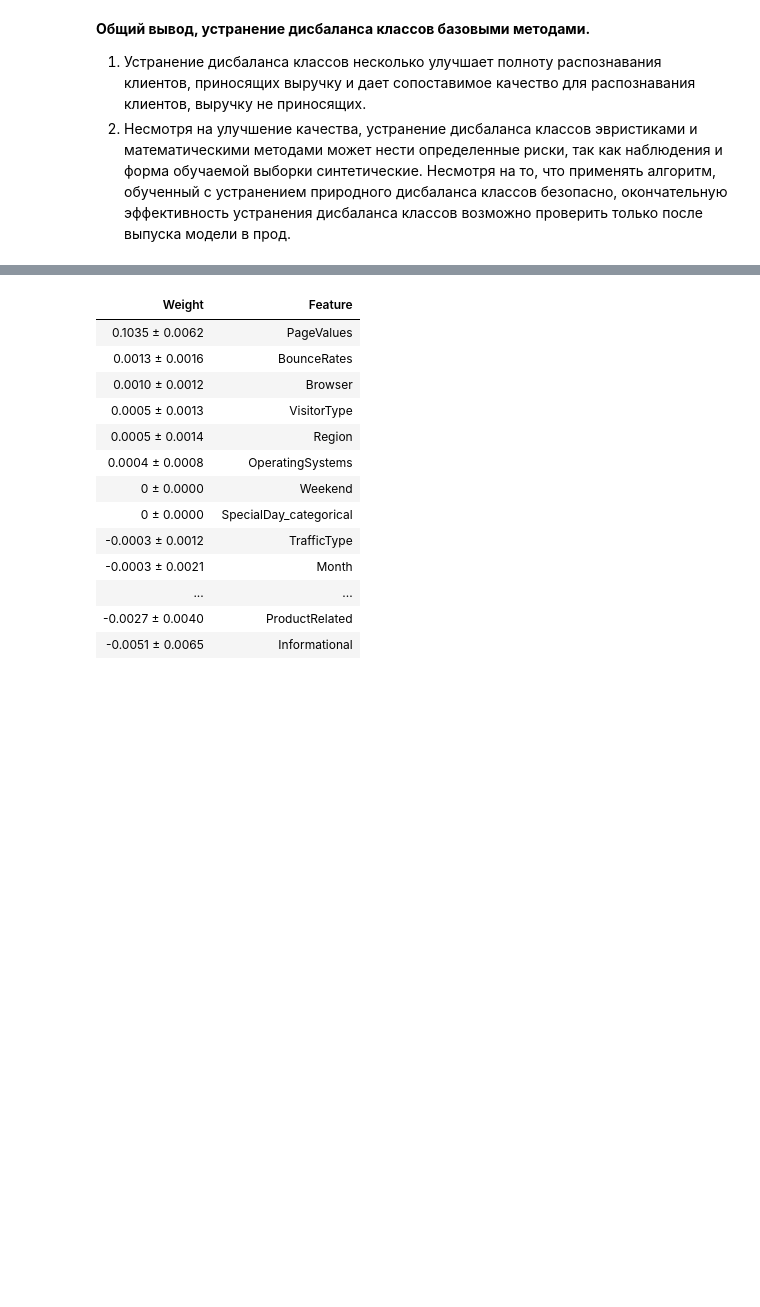
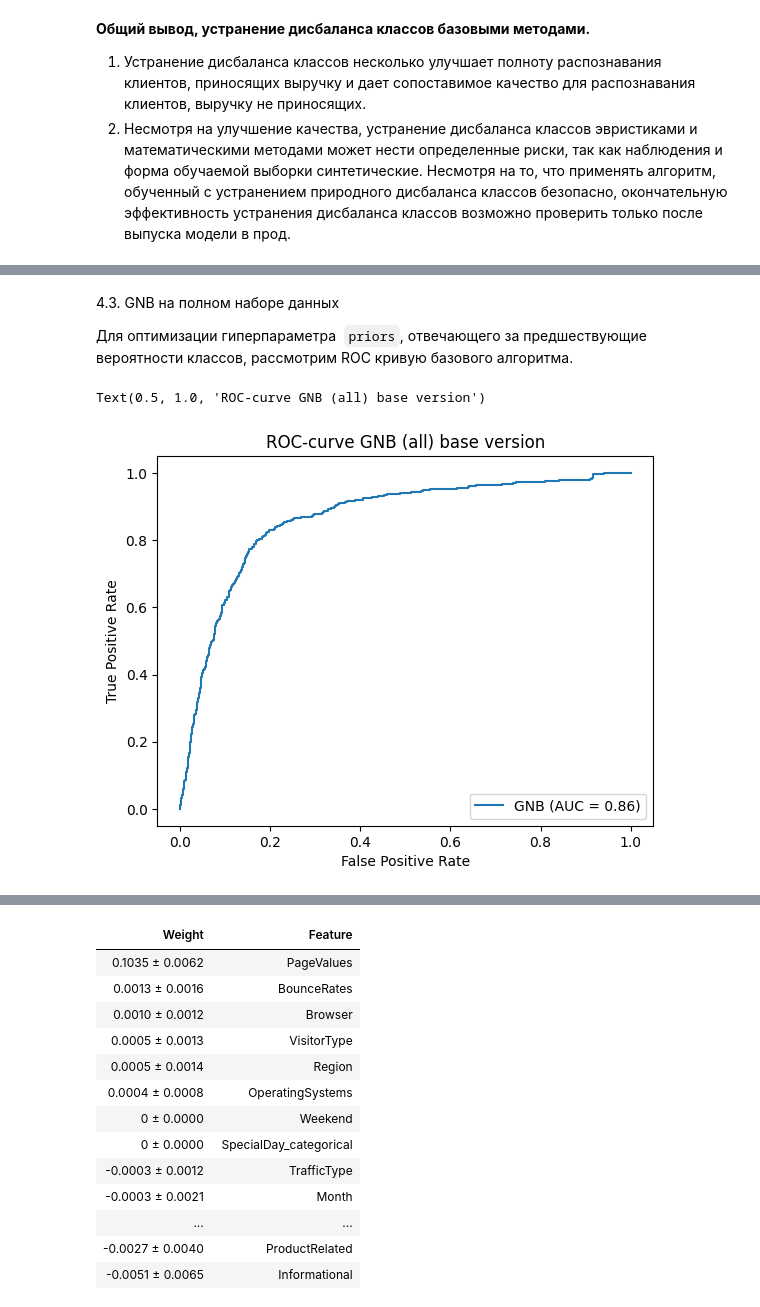
Before and after one commit to SadSabrina/aiedu_final, a Jupyter notebook: Model_learning.ipynb, the cells around one changed output, grey strips where cells are left out. Drawn from its saved outputs; the diff is of its cells as text; code cells hidden in the pictures; blank space fills up the shorter version.

```diff
--- a/Model_learning.ipynb
+++ b/Model_learning.ipynb
@@ -509,0 +566,18 @@ get_comparative_barplot(knn_version, knn_metrics,
+# %% [markdown]
+4.3. GNB на полном наборе данных
+
+Для оптимизации гиперпараметра  `priors`, отвечающего за предшествующие вероятности классов, рассмотрим ROC кривую базового алгоритма.
+# %%
+probas = gnb_all.predict_proba(gnb_all_data[1])
+
+fpr, tpr, thresholds = roc_curve(y_true=np.array(gnb_all_data[3]), y_score=probas[:, 1])
+roc_auc = auc(fpr, tpr)
+
+display = RocCurveDisplay(fpr=fpr, tpr=tpr, roc_auc=roc_auc,
+                                estimator_name='GNB')
+
+display.plot()
+plt.title('ROC-curve GNB (all) base version')
+# %% [output]
+Text(0.5, 1.0, 'ROC-curve GNB (all) base version')
+[figure, added]
```
Also changed, not shown: parts of 32 cells of this notebook.
